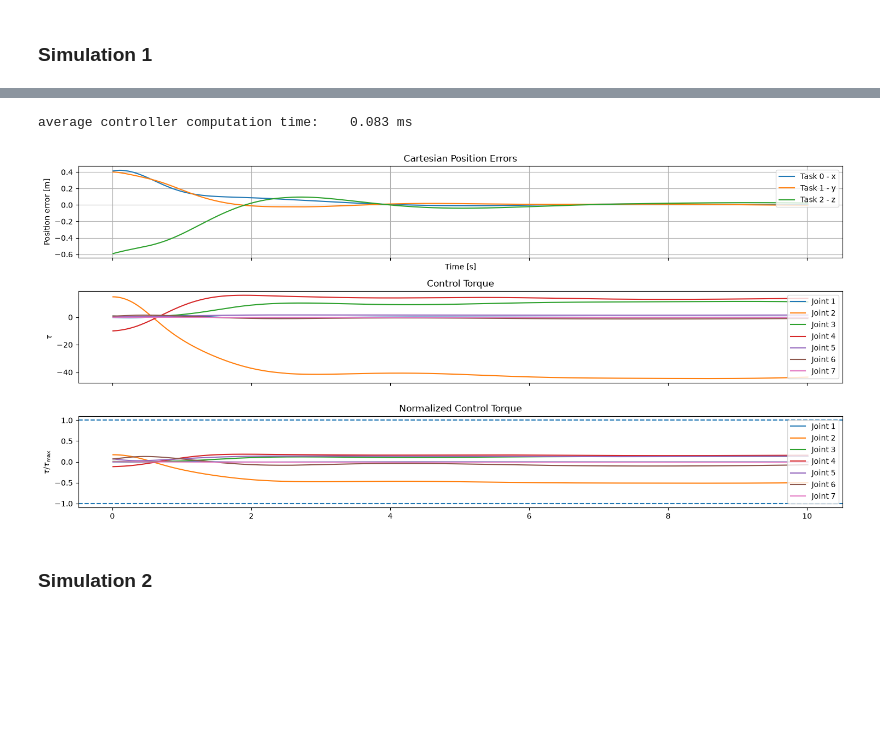
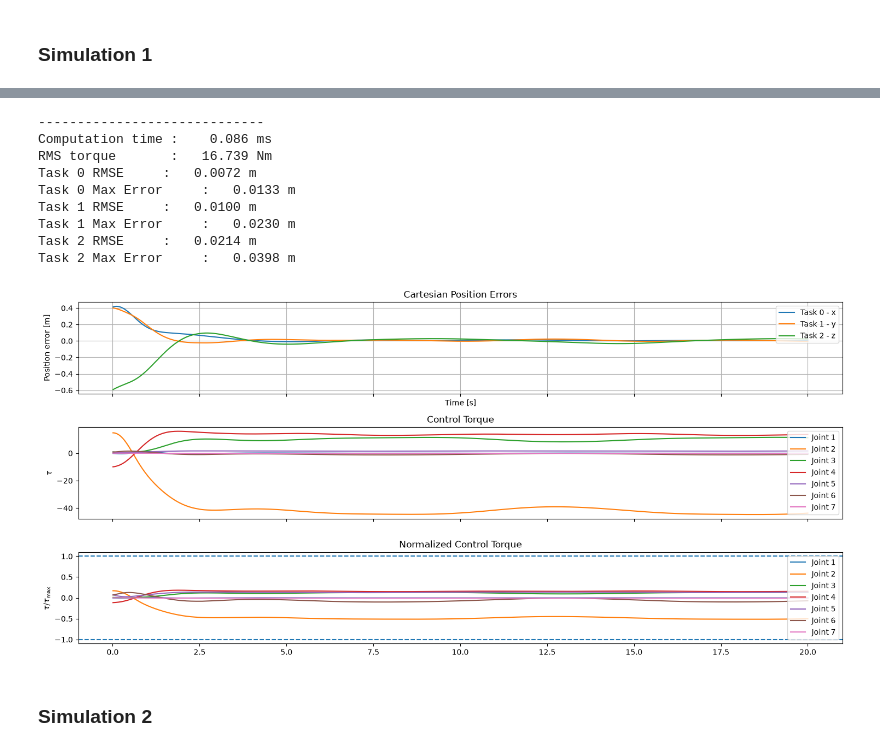
Before and after one commit to moerli4/arcl_project, a Jupyter notebook: arcl_ws/simulation.ipynb, the cells around one changed output, grey strips where cells are left out. Cells and saved outputs as stored; diff of their text form; code cells hidden in the pictures; blank space fills up the shorter version.

```diff
--- a/arcl_ws/simulation.ipynb
+++ b/arcl_ws/simulation.ipynb
@@ -13,27 +23,29 @@ gs.init(backend=gs.cpu, logging_level="error")
 # %%
 # simulation parameters
+show_viewer = False
 dt = 0.01
-T = 10
+T = 20
 gravity = (0.0, 0.0, -9.81)
 
 # define control objectives
 tasks = [
-    XPositionTask(x_des=0.4),
-    YPositionTask(y_des=0.4),
-    ZSinusoidalTask(
-        z_center=0.4,
-        amplitude=0.15,
-        frequency=0.1,
-        dt=dt,
-    ),
+    XPositionTask(x_des=0.4, K=20, D=10),
+    YPositionTask(y_des=0.4, K=20, D=10),
+    ZSinusoidalTask(z_center=0.4, amplitude=0.15, frequency=0.1, dt=dt, K=20, D=10),
 ]
 # %%
 # QP based controller (as in the paper)
 
-tau_cmd_hist, tasks, torque_limits, computation_times = run(tasks=tasks, controller=TorqueControllerQP())
-mean_time = np.mean(np.array(computation_times))
-print(
-    f"average controller computation time:\t{mean_time * 1e3:.3f} ms"
+tau_cmd_hist, tasks, torque_limits, computation_times = run(
+    tasks=tasks,
+    controller=TorqueControllerQP(epsilon=1e-8),
+    show_viewer=show_viewer,
+    dt=dt,
+    T=T,
+    gravity=gravity,
+    torque_limits=None,
 )
+
+print_metrics(tau_cmd_hist, tasks, computation_times, dt=0.01, transient_time=5)
 plot_cartesian_pos_errors(tasks=tasks, tau=tau_cmd_hist, torque_limits=torque_limits)
 # %% [output]
@@ -42,14 +62,27 @@ average controller computation time:    7.869 ms
 # %%
 # traditional nullspace controller (as in the lecture)
+tau_cmd_hist, tasks, torque_limits, computation_times = run(
+    tasks=tasks,
+    controller=TorqueControllerTraditional(),
+    show_viewer=show_viewer,
+    dt=dt,
+    T=T,
+    gravity=gravity,
+    torque_limits=None,
+)
 
-tau_cmd_hist, tasks, torque_limits, computation_times = run(tasks=tasks, controller=TorqueControllerTraditional())
-mean_time = np.mean(np.array(computation_times))
-print(
-    f"average controller computation time:\t{mean_time * 1e3:.3f} ms"
-)
+print_metrics(tau_cmd_hist, tasks, computation_times, dt=0.01, transient_time=5)
 plot_cartesian_pos_errors(tasks=tasks, tau=tau_cmd_hist, torque_limits=torque_limits)
 # %% [output]
-average controller computation time:    0.083 ms
+-----------------------------
+Computation time :    0.086 ms
+RMS torque       :   16.739 Nm
+Task 0 RMSE     :   0.0072 m
+Task 0 Max Error     :   0.0133 m
+Task 1 RMSE     :   0.0100 m
+Task 1 Max Error     :   0.0230 m
+Task 2 RMSE     :   0.0214 m
+Task 2 Max Error     :   0.0398 m
-[figure, old version]
+[figure, new version]
 # %% [markdown]
 ### Simulation 2
```
Also changed, not shown: parts of 10 cells of this notebook, 4 other files.
